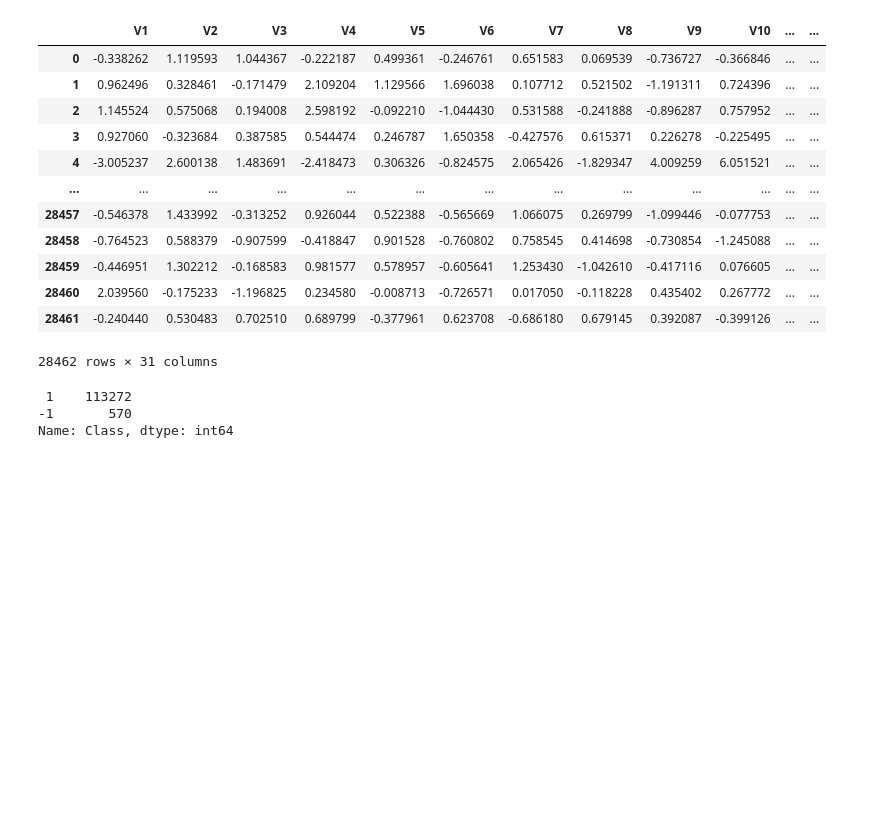
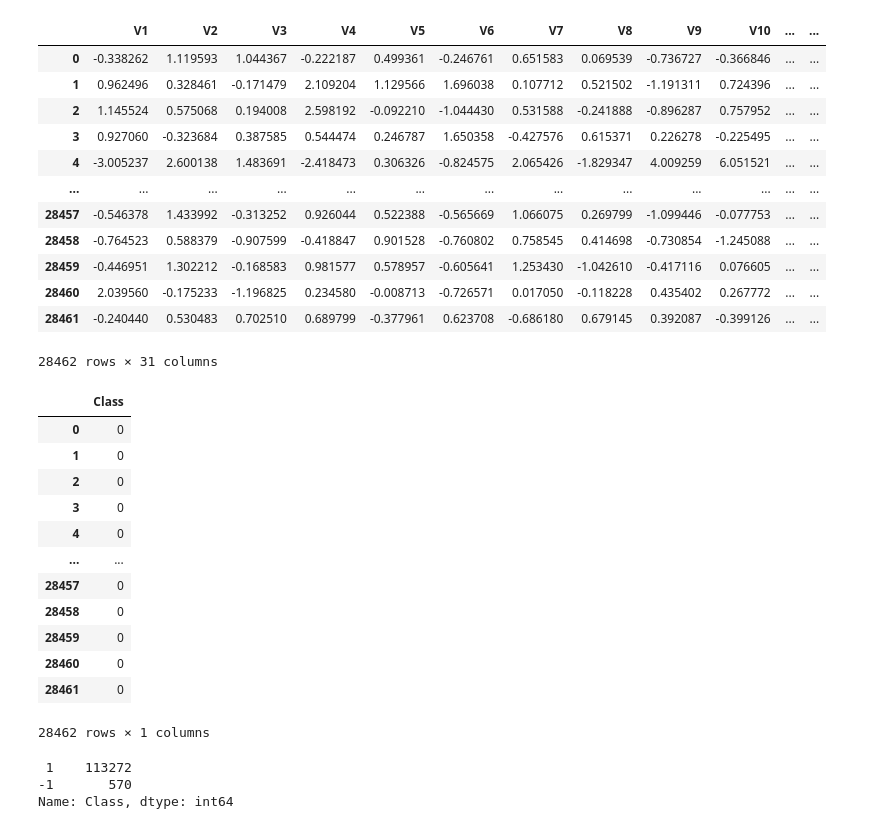
Before and after one commit to Owening2/Creditcard_Fraud_Detection, a Jupyter notebook: PCA_test.ipynb, the cells around one changed output. Cells and saved outputs as stored; diff of their text form; code cells hidden in the pictures; blank space fills up the shorter version.

```diff
--- a/PCA_test.ipynb
+++ b/PCA_test.ipynb
@@ -64,6 +64,23 @@ val_x
 | 28460 | 2.039560 | -0.175233 | -1.196825 | 0.234580 | -0.008713 | -0.726571 | 0.017050 | -0.118228 | 0.435402 | 0.267772 | ... | ... |
 | 28461 | -0.240440 | 0.530483 | 0.702510 | 0.689799 | -0.377961 | 0.623708 | -0.686180 | 0.679145 | 0.392087 | -0.399126 | ... | ... |
 28462 rows × 31 columns
+# %%
+Y_val = val_df[['Class']]
+Y_val
+# %% [output]
+|  | Class |
+| 0 | 0 |
+| 1 | 0 |
+| 2 | 0 |
+| 3 | 0 |
+| 4 | 0 |
+| ... | ... |
+| 28457 | 0 |
+| 28458 | 0 |
+| 28459 | 0 |
+| 28460 | 0 |
+| 28461 | 0 |
+28462 rows × 1 columns
 # %%
 from sklearn.ensemble import IsolationForest
 
```
Also changed, not shown: parts of 26 cells of this notebook.
